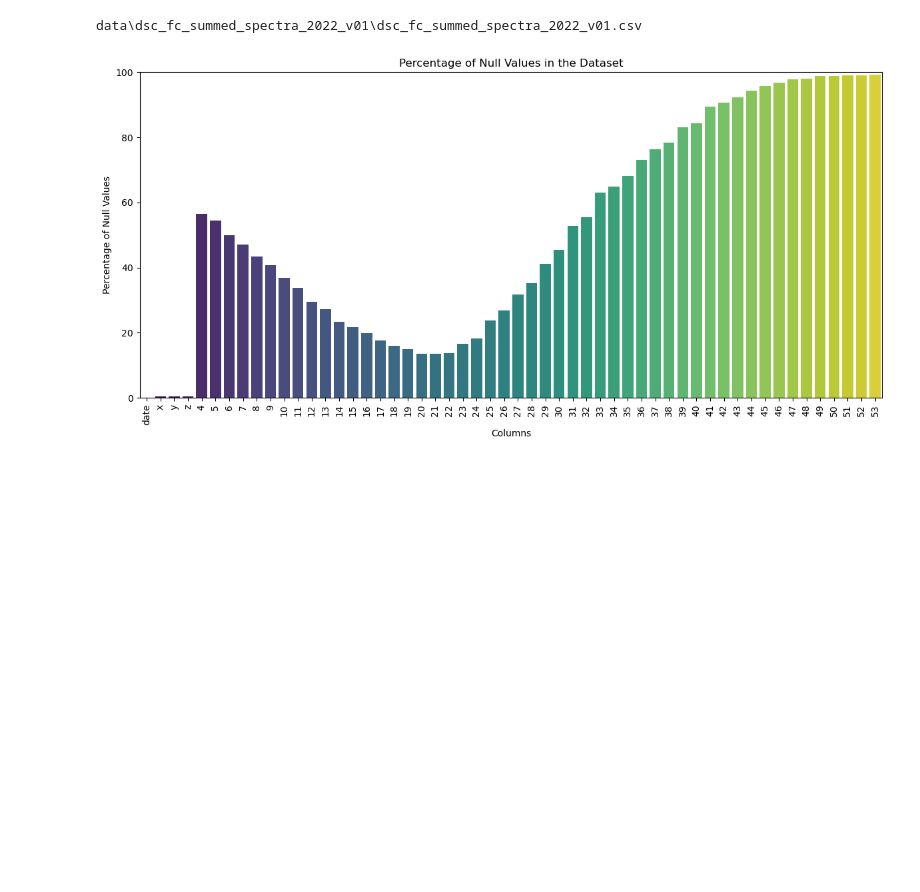
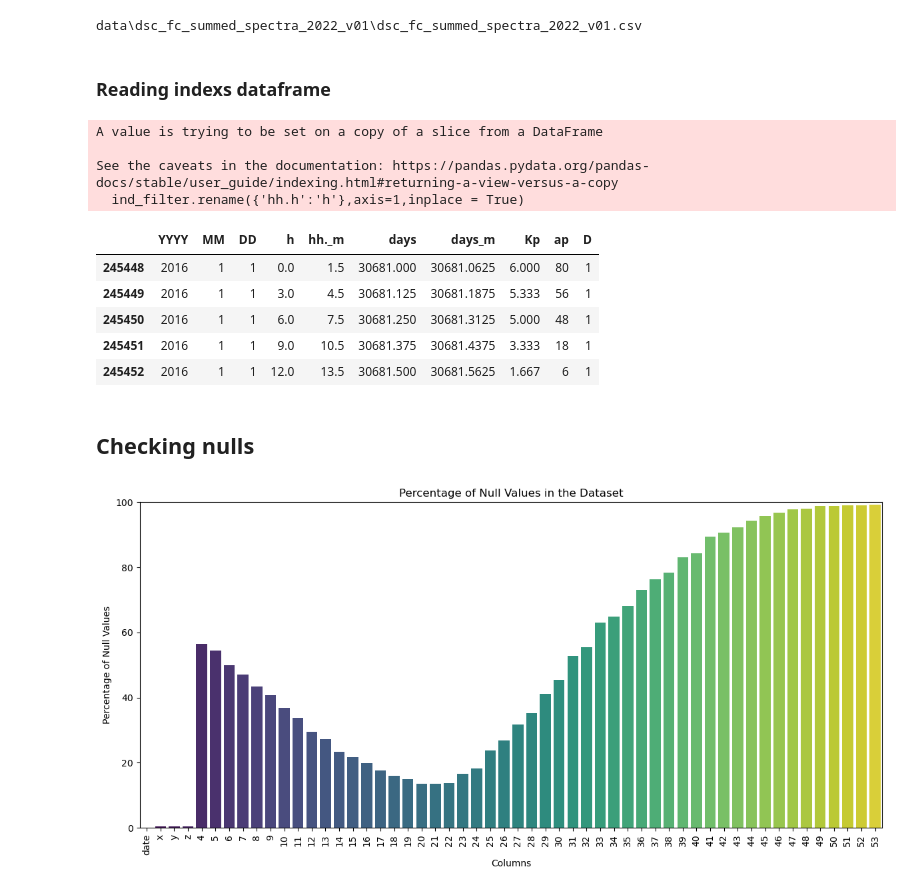
Before and after one commit to ivan-serrano-hernandez/NASA-Space-Apps, a Jupyter notebook: Getting_datasets.ipynb, the cells around one changed output. Cells and saved outputs as stored; diff of their text form; code cells hidden in the pictures; blank space fills up the shorter version.

```diff
--- a/Getting_datasets.ipynb
+++ b/Getting_datasets.ipynb
@@ -25,6 +27,26 @@ df16, df17,df18,df19,df20,df21,df22 = data_frames['df_2016'], data_frames['df_20
 df_final = pd.concat([df16,df17,df18,df19,df20,df21,df22])
 # %%
 df_final.rename({0:'date',1:'x',2:'y',3:'z'},inplace = True,axis =1)
+# %% [markdown]
+### Reading indexs dataframe
+# %%
+ind = pd.read_csv('./kpg.txt', delimiter=' ')
+ind_filter = ind[(ind['YYYY']>=2016) & (ind['YYYY']<=2022)]
+ind_filter.rename({'hh.h':'h'},axis=1,inplace = True)
+ind_filter.head()
+# %% [output]
+A value is trying to be set on a copy of a slice from a DataFrame
+
+See the caveats in the documentation: https://pandas.pydata.org/pandas-docs/stable/user_guide/indexing.html#returning-a-view-versus-a-copy
+  ind_filter.rename({'hh.h':'h'},axis=1,inplace = True)
+|  | YYYY | MM | DD | h | hh._m | days | days_m | Kp | ap | D |
+| 245448 | 2016 | 1 | 1 | 0.0 | 1.5 | 30681.000 | 30681.0625 | 6.000 | 80 | 1 |
+| 245449 | 2016 | 1 | 1 | 3.0 | 4.5 | 30681.125 | 30681.1875 | 5.333 | 56 | 1 |
+| 245450 | 2016 | 1 | 1 | 6.0 | 7.5 | 30681.250 | 30681.3125 | 5.000 | 48 | 1 |
+| 245451 | 2016 | 1 | 1 | 9.0 | 10.5 | 30681.375 | 30681.4375 | 3.333 | 18 | 1 |
+| 245452 | 2016 | 1 | 1 | 12.0 | 13.5 | 30681.500 | 30681.5625 | 1.667 | 6 | 1 |
+# %% [markdown]
+## Checking nulls
 # %%
 null_percentage = (df_final.isnull().sum() / len(df_final)) * 100
 
```
Also changed, not shown: parts of 15 cells of this notebook.
